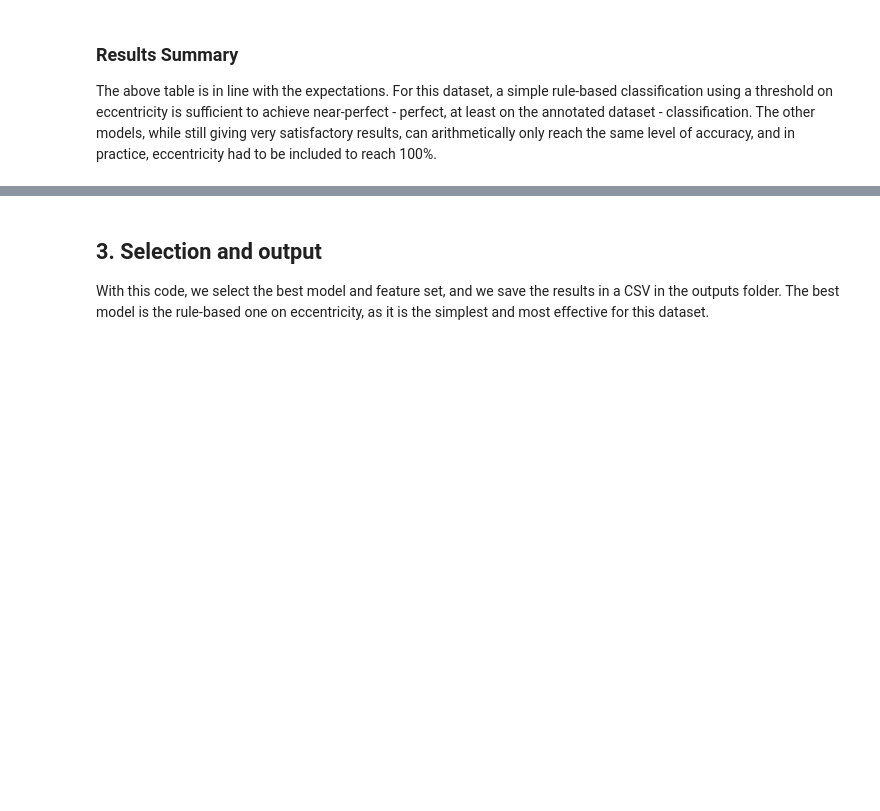
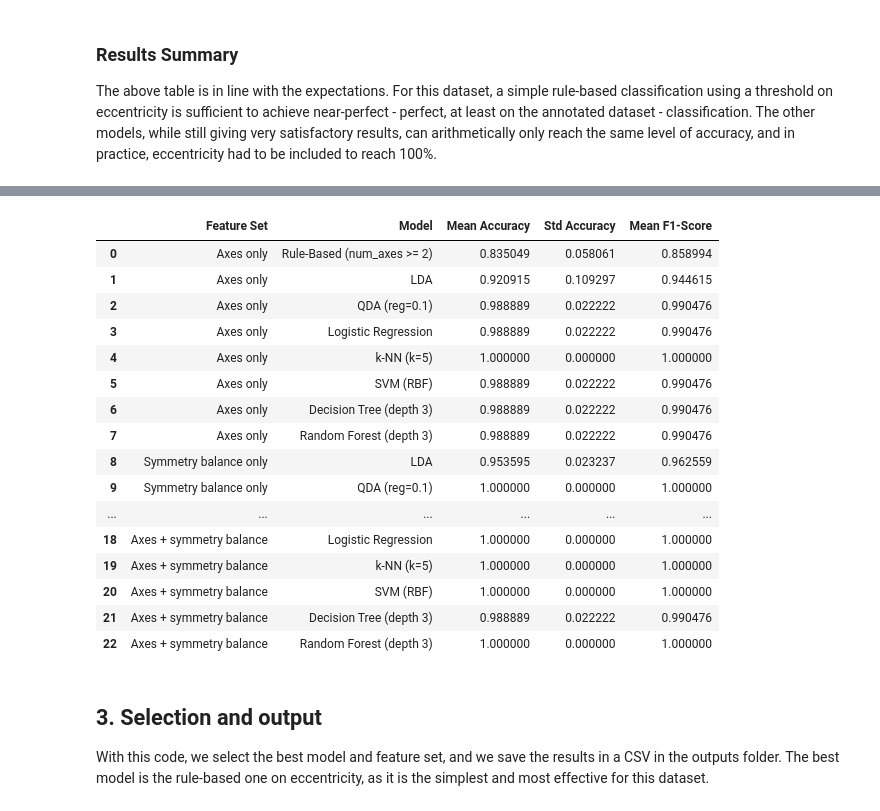
Before and after one commit to saundlj/UPC_CV_Project_1, a Jupyter notebook: challenge2.ipynb, the cells around one changed output, grey strips where cells are left out. Cells and saved outputs as stored; diff of their text form; code cells hidden in the pictures; blank space fills up the shorter version.

```diff
--- a/challenge2.ipynb
+++ b/challenge2.ipynb
@@ -514,3 +701,83 @@ The above table is in line with the expectations. For this dataset, a simple rul
+# %%
+# Feature sets built only from the symmetry descriptors
+symmetry_feature_sets = {
+    'Axes only': ['num_axes'],
+    'Symmetry balance only': ['symmetry_balance'],
+    'Axes + symmetry balance': ['num_axes', 'symmetry_balance'],
+}
+
+symmetry_models = {
+    'LDA': Pipeline([('scaler', StandardScaler()), ('clf', LinearDiscriminantAnalysis())]),
+    'QDA (reg=0.1)': Pipeline([('scaler', StandardScaler()), ('clf', QuadraticDiscriminantAnalysis(reg_param=0.1))]),
+    'Logistic Regression': Pipeline([('scaler', StandardScaler()), ('clf', LogisticRegression())]),
+    'k-NN (k=5)': Pipeline([('scaler', StandardScaler()), ('clf', KNeighborsClassifier(n_neighbors=5))]),
+    'SVM (RBF)': Pipeline([('scaler', StandardScaler()), ('clf', SVC(kernel='rbf'))]),
+    'Decision Tree (depth 3)': DecisionTreeClassifier(max_depth=3, random_state=42),
+    'Random Forest (depth 3)': RandomForestClassifier(n_estimators=200, max_depth=3, random_state=42),
+}
+
+def classify_part_axes_rule(num_axes_series, min_axes=2):
+    # Hand-crafted rule: nuts have several symmetry axes, screws have none or one
+    return np.where(num_axes_series >= min_axes, 'nut', 'screw')
+
+def evaluate_symmetry_set(df, feature_list, set_name, models_dict, n_splits=5):
+    X = df[feature_list].astype(float)
+    y = df['type']
+    groups = df['image_stem']
+    gkf = GroupKFold(n_splits=n_splits)
+    results = []
+
+    if 'num_axes' in feature_list:
+        accs, f1s = [], []
+        for _, test_idx in gkf.split(X, y, groups=groups):
+            y_pred = classify_part_axes_rule(df.iloc[test_idx]['num_axes'])
+            accs.append(accuracy_score(y.iloc[test_idx], y_pred))
+            f1s.append(f1_score(y.iloc[test_idx], y_pred, pos_label='screw', zero_division=0))
+        results.append({'Feature Set': set_name, 'Model': 'Rule-Based (num_axes >= 2)',
+                        'Mean Accuracy': np.mean(accs), 'Std Accuracy': np.std(accs),
+                        'Mean F1-Score': np.mean(f1s)})
+
+    for model_name, model in models_dict.items():
+        accs, f1s = [], []
+        for train_idx, test_idx in gkf.split(X, y, groups=groups):
+            fitted = clone(model).fit(X.iloc[train_idx], y.iloc[train_idx])
+            y_pred = fitted.predict(X.iloc[test_idx])
+            accs.append(accuracy_score(y.iloc[test_idx], y_pred))
+            f1s.append(f1_score(y.iloc[test_idx], y_pred, pos_label='screw', zero_division=0))
+        results.append({'Feature Set': set_name, 'Model': model_name,
+                        'Mean Accuracy': np.mean(accs), 'Std Accuracy': np.std(accs),
+                        'Mean F1-Score': np.mean(f1s)})
+
+    return pd.DataFrame(results)
+
+# Unmatched parts (false positives) have no type and are dropped
+df_sym = df_dataset.dropna(subset=['type']).copy().reset_index(drop=True)
+df_sym['type'] = df_sym['type'].astype(str).str.strip().str.lower()
+
+df_sym_comparison = pd.concat(
+    [evaluate_symmetry_set(df_sym, feats, name, symmetry_models)
+     for name, feats in symmetry_feature_sets.items()],
+    ignore_index=True
+)
+display(df_sym_comparison)
+# %% [output]
+|  | Feature Set | Model | Mean Accuracy | Std Accuracy | Mean F1-Score |
+| 0 | Axes only | Rule-Based (num_axes >= 2) | 0.835049 | 0.058061 | 0.858994 |
+| 1 | Axes only | LDA | 0.920915 | 0.109297 | 0.944615 |
+| 2 | Axes only | QDA (reg=0.1) | 0.988889 | 0.022222 | 0.990476 |
+| 3 | Axes only | Logistic Regression | 0.988889 | 0.022222 | 0.990476 |
+| 4 | Axes only | k-NN (k=5) | 1.000000 | 0.000000 | 1.000000 |
+| 5 | Axes only | SVM (RBF) | 0.988889 | 0.022222 | 0.990476 |
+| 6 | Axes only | Decision Tree (depth 3) | 0.988889 | 0.022222 | 0.990476 |
+| 7 | Axes only | Random Forest (depth 3) | 0.988889 | 0.022222 | 0.990476 |
+| 8 | Symmetry balance only | LDA | 0.953595 | 0.023237 | 0.962559 |
+| 9 | Symmetry balance only | QDA (reg=0.1) | 1.000000 | 0.000000 | 1.000000 |
+| ... | ... | ... | ... | ... | ... |
+| 18 | Axes + symmetry balance | Logistic Regression | 1.000000 | 0.000000 | 1.000000 |
+| 19 | Axes + symmetry balance | k-NN (k=5) | 1.000000 | 0.000000 | 1.000000 |
+| 20 | Axes + symmetry balance | SVM (RBF) | 1.000000 | 0.000000 | 1.000000 |
+| 21 | Axes + symmetry balance | Decision Tree (depth 3) | 0.988889 | 0.022222 | 0.990476 |
+| 22 | Axes + symmetry balance | Random Forest (depth 3) | 1.000000 | 0.000000 | 1.000000 |
 # %% [markdown]
 ## 3. Selection and output
 
```
Also changed, not shown: parts of 12 cells of this notebook.
